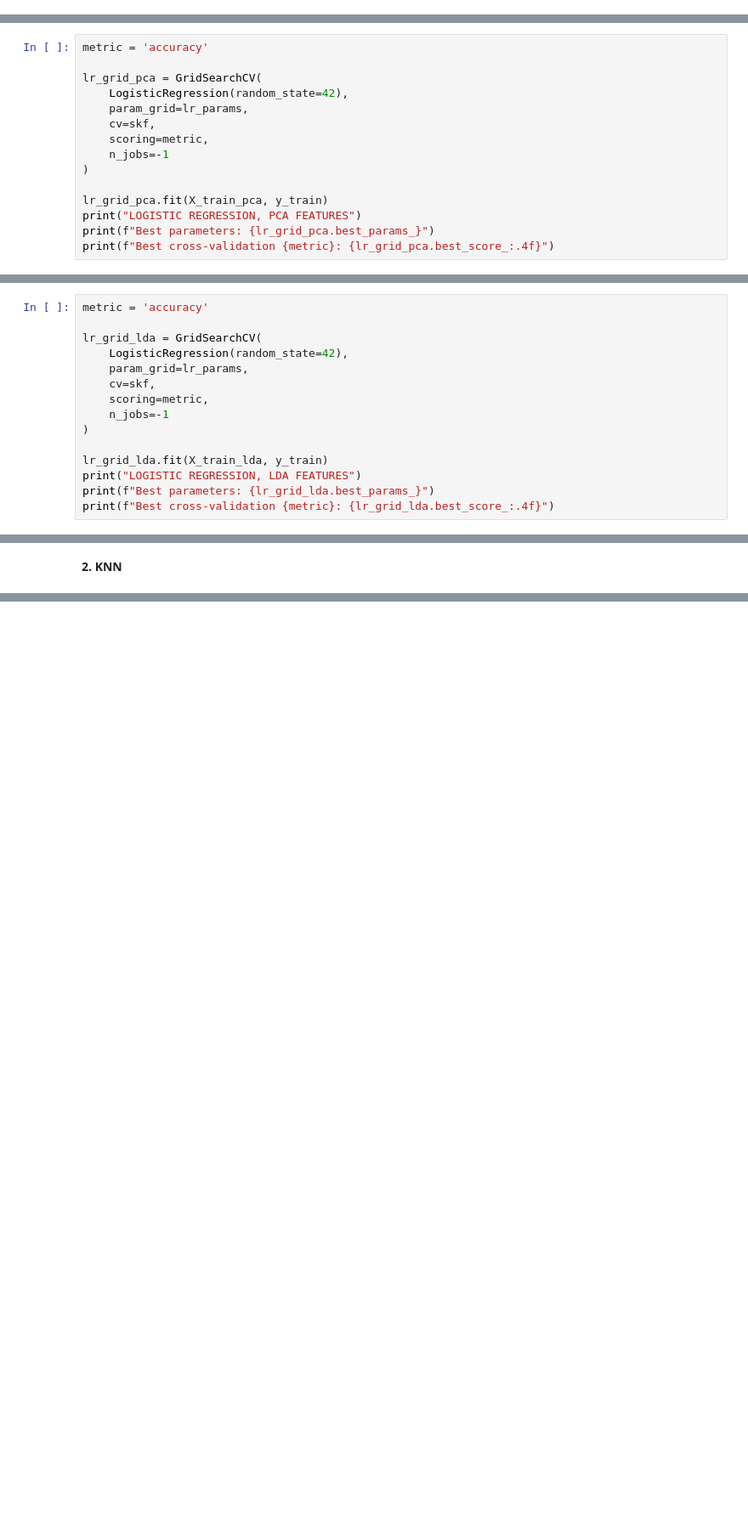
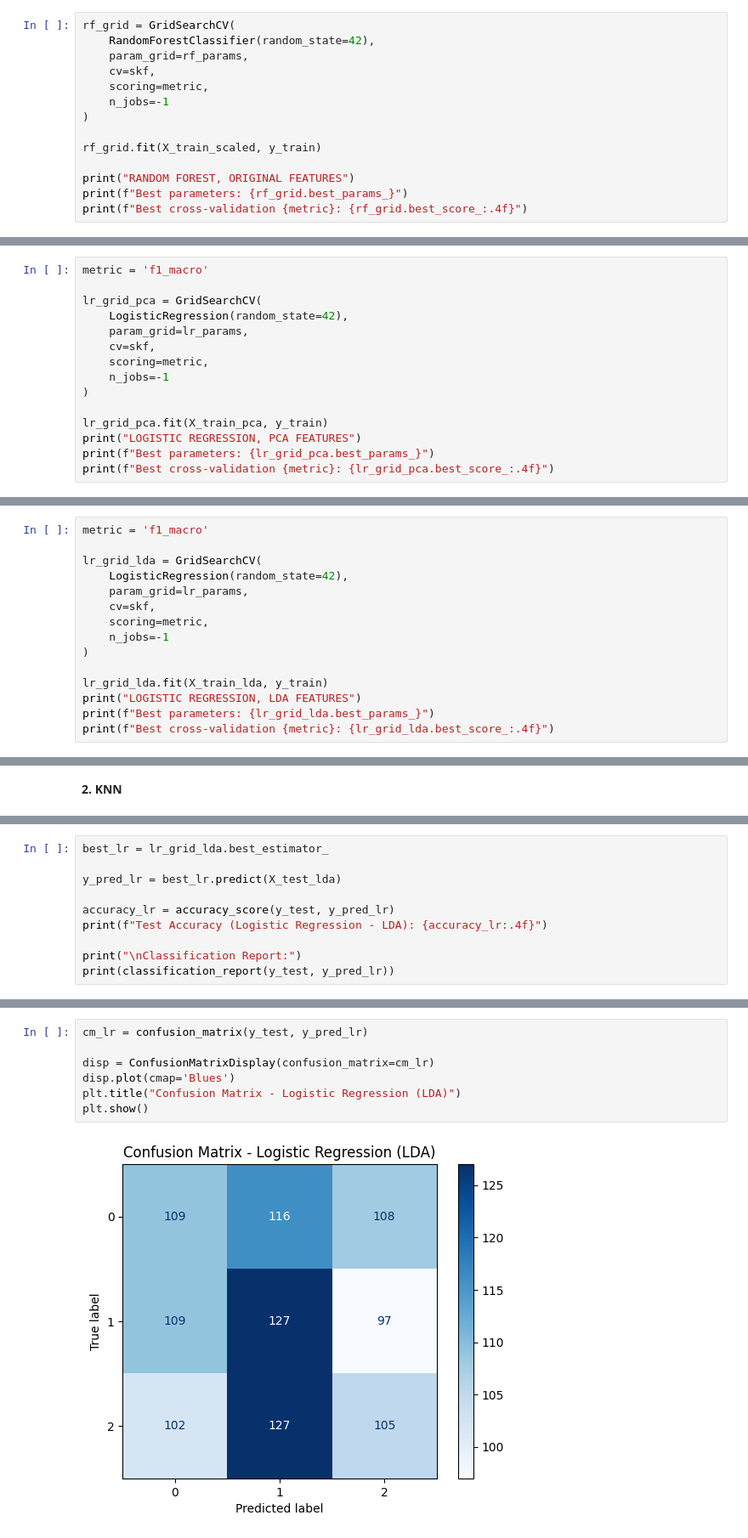
Before and after one commit to irinaradanovic/Hospital-Readmission-Risk-Prediction-ML-Classification-Project, a Jupyter notebook: hospital_readmission_risk.ipynb, the cells around one changed output, grey strips where cells are left out. Shown at 85% size. Drawn from its saved outputs; the diff is of its cells as text; blank space fills up the shorter version.

```diff
--- a/hospital_readmission_risk.ipynb
+++ b/hospital_readmission_risk.ipynb
@@ -424,0 +503,14 @@ Best cross-validation accuracy: 0.3294
+# %%
+rf_grid = GridSearchCV(
+    RandomForestClassifier(random_state=42),
+    param_grid=rf_params,
+    cv=skf,
+    scoring=metric,
+    n_jobs=-1
+)
+
+rf_grid.fit(X_train_scaled, y_train)
+
+print("RANDOM FOREST, ORIGINAL FEATURES")
+print(f"Best parameters: {rf_grid.best_params_}")
+print(f"Best cross-validation {metric}: {rf_grid.best_score_:.4f}")
@@ -440,7 +536,7 @@ Number of features after PCA to preserve 95% variance: 22
 # %% [markdown]
 **1. Logistic Regression**
 # %%
-metric = 'accuracy'
+metric = 'f1_macro'
 
 lr_grid_pca = GridSearchCV(
     LogisticRegression(random_state=42),
@@ -493,7 +589,7 @@ Explained variance by LDA components: [0.66073208 0.33926792]
 # %% [markdown]
 **1. Logistic Regression**
 # %%
-metric = 'accuracy'
+metric = 'f1_macro'
 
 lr_grid_lda = GridSearchCV(
     LogisticRegression(random_state=42),
@@ -532,0 +636,10 @@ Best cross-validation accuracy: 0.3425
+# %%
+best_lr = lr_grid_lda.best_estimator_
+
+y_pred_lr = best_lr.predict(X_test_lda)
+
+accuracy_lr = accuracy_score(y_test, y_pred_lr)
+print(f"Test Accuracy (Logistic Regression - LDA): {accuracy_lr:.4f}")
+
+print("\nClassification Report:")
+print(classification_report(y_test, y_pred_lr))
@@ -532,0 +661,9 @@ Best cross-validation accuracy: 0.3425
+# %%
+cm_lr = confusion_matrix(y_test, y_pred_lr)
+
+disp = ConfusionMatrixDisplay(confusion_matrix=cm_lr)
+disp.plot(cmap='Blues')
+plt.title("Confusion Matrix - Logistic Regression (LDA)")
+plt.show()
+# %% [output]
+[figure, added]
```
Also changed, not shown: parts of 25 cells of this notebook.
